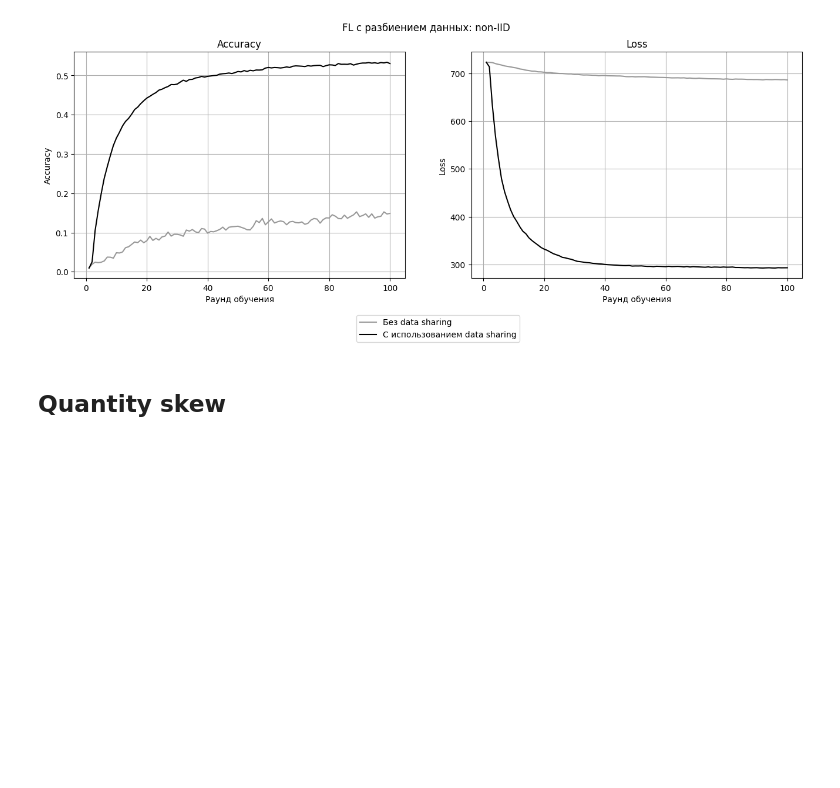
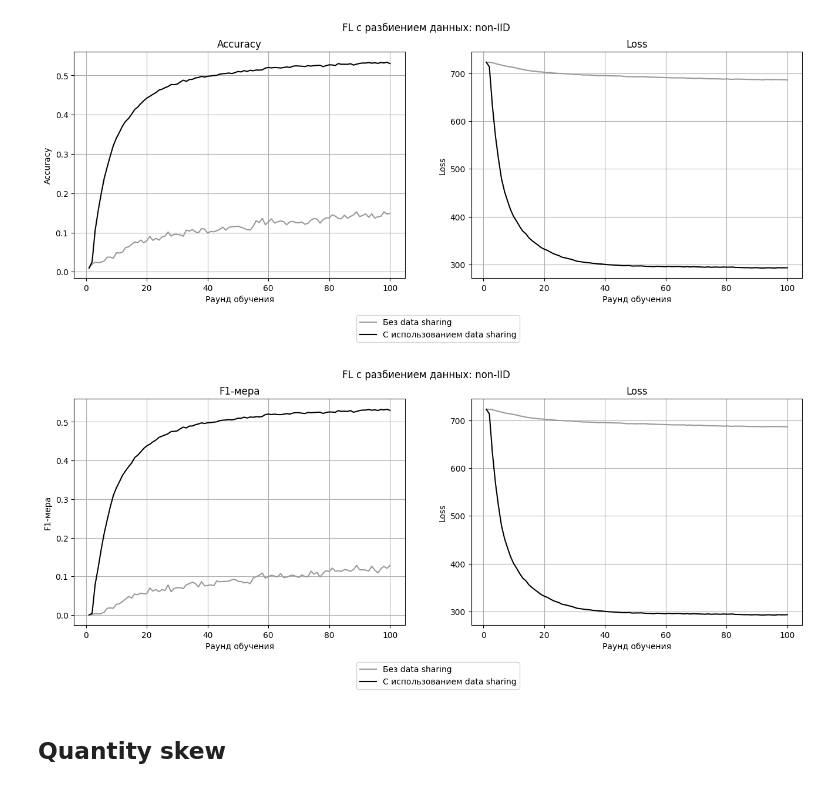
Before and after one commit to Ilyaant/federated-learning-experiments, a Jupyter notebook: notebooks/cifar100_exp.ipynb, the cells around one changed output. Drawn from its saved outputs; the diff is of its cells as text; code cells hidden in the pictures; blank space fills up the shorter version.

```diff
--- a/notebooks/plots.ipynb
+++ b/notebooks/cifar100_exp.ipynb
@@ -255,5 +31,5 @@ plot_acc_loss(acc, loss, rounds, 'non-IID', True)
 # %%
-rounds = [i for i in range(1, 101)]
+ROUNDS = [i for i in range(1, 101)]
 # %% [markdown]
 ## Без общей части датасета
 # %%
@@ -413,6 +189,18 @@ plot_acc_loss_all(
 )
 # %% [output]
 [figure]
+# %%
+plot_acc_loss_all(
+    [acc[1] for acc in history_pathological_0.metrics_distributed['f1']],
+    [acc[1] for acc in history_pathological_ds.metrics_distributed['f1']],
+    [l[1] for l in history_pathological_0.losses_distributed],
+    [l[1] for l in history_pathological_ds.losses_distributed],
+    ROUNDS,
+    'non-IID',
+    'F1-мера'
+)
+# %% [output]
+[figure, added]
 # %% [markdown]
 ## Quantity skew
 # %%
```
Also changed, not shown: parts of 47 cells of this notebook, 1 other file.
